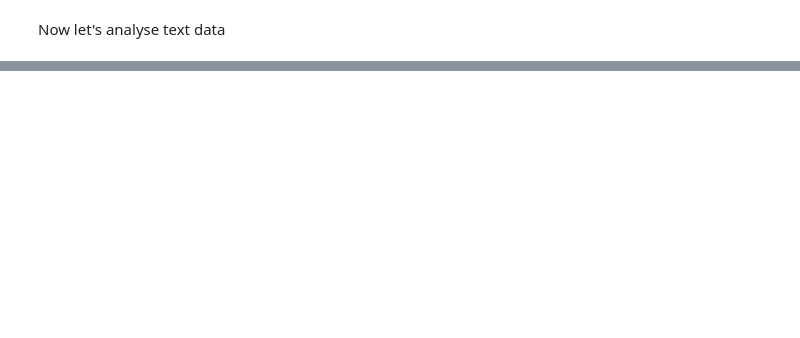
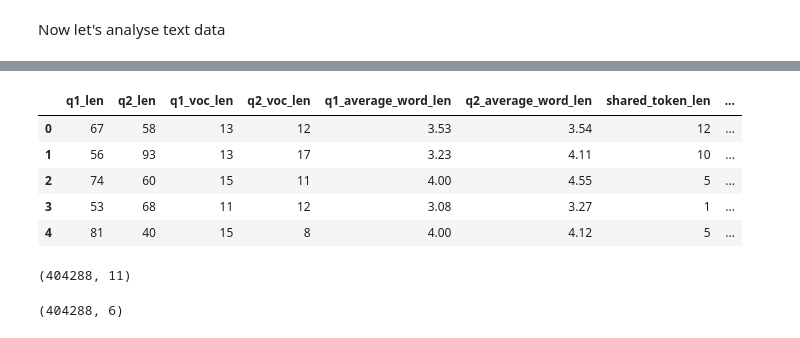
Before and after one commit to jonad/quora_data_analysis, a Jupyter notebook: quora_data_analysis.ipynb, the cells around one changed output, grey strips where cells are left out. Drawn from its saved outputs; the diff is of its cells as text; code cells hidden in the pictures; blank space fills up the shorter version.

```diff
--- a/quora_data_analysis.ipynb
+++ b/quora_data_analysis.ipynb
@@ -208,0 +452,2 @@ Now let's analyse text data
+# %%
+shared_token_average_len = shared_token.apply(lambda x: average_word_len(x))
@@ -208,0 +470,42 @@ Now let's analyse text data
+# %%
+df = pd.DataFrame()
+# %%
+# question1 len
+df['q1_len'] = question_1_len
+# question 2 len
+df['q2_len'] = question_2_len
+# question 1 vocabulary len
+df['q1_voc_len'] = q1_vocabulary_len
+# question 2 vocabulary len
+df['q2_voc_len'] = q2_vocabulary_len
+# question 1 average word len
+df['q1_average_word_len'] = q1_average_word_len
+# question 2 average word len
+df['q2_average_word_len'] = q2_average_word_len
+# shared token len
+df['shared_token_len'] = shared_token_len
+#average word in shared token
+df['shared_token_average_word_len'] = shared_token_average_len
+# question 1
+df['question_1'] = question1_clean.apply(lambda x: x.split())
+# question 2
+df['question_2'] =  question2_clean.apply(lambda x: x.split())
+# %%
+df['is_duplicate'] = is_dup
+# %%
+df.head()
+# %% [output]
+|  | q1_len | q2_len | q1_voc_len | q2_voc_len | q1_average_word_len | q2_average_word_len | shared_token_len | ... |
+| 0 | 67 | 58 | 13 | 12 | 3.53 | 3.54 | 12 | ... |
+| 1 | 56 | 93 | 13 | 17 | 3.23 | 4.11 | 10 | ... |
+| 2 | 74 | 60 | 15 | 11 | 4.00 | 4.55 | 5 | ... |
+| 3 | 53 | 68 | 11 | 12 | 3.08 | 3.27 | 1 | ... |
+| 4 | 81 | 40 | 15 | 8 | 4.00 | 4.12 | 5 | ... |
+# %%
+df.shape
+# %% [output]
+(404288, 11)
+# %%
+train.shape
+# %% [output]
+(404288, 6)
```
Also changed, not shown: parts of 35 cells of this notebook, 1 other file.
